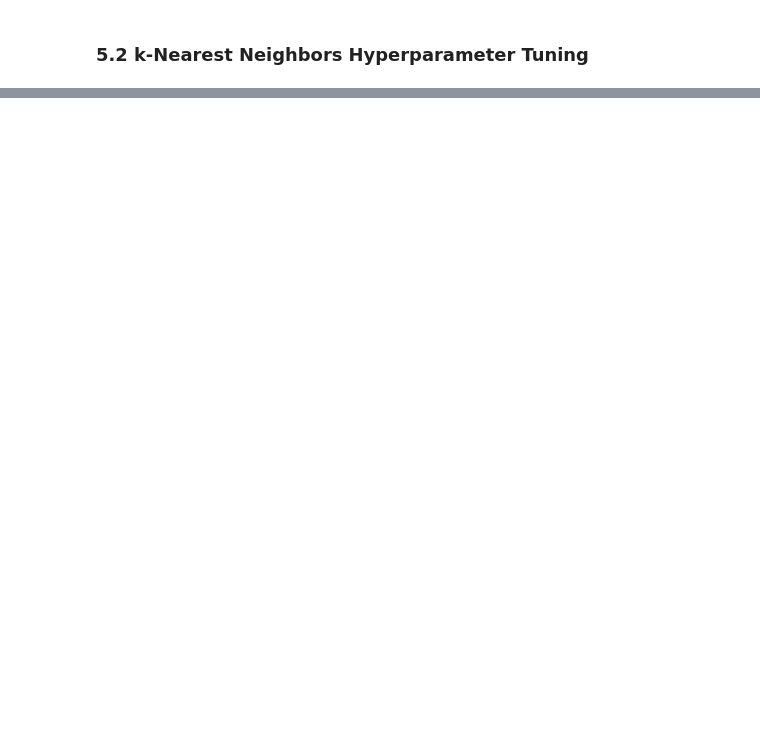
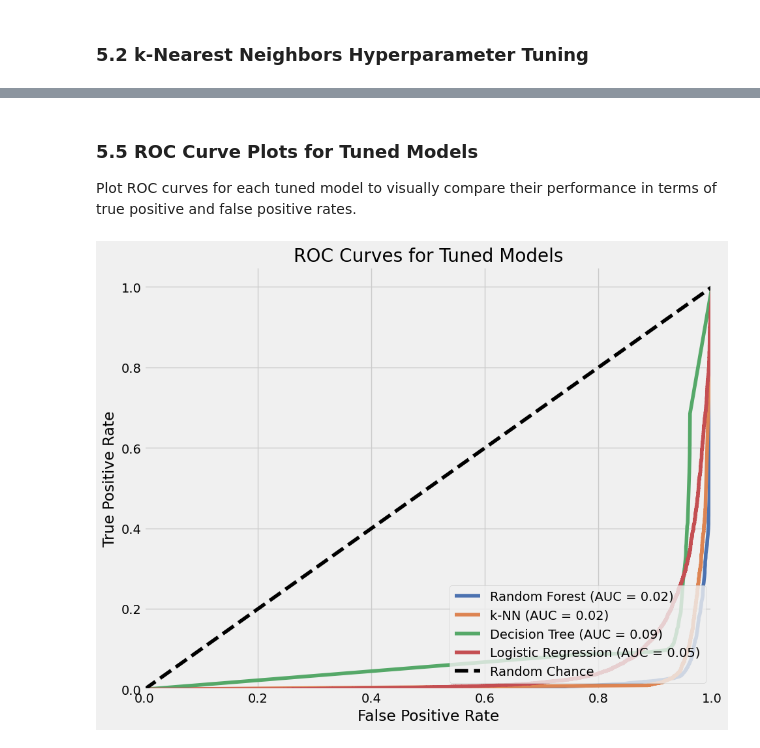
Before and after one commit to Manjeri998/IArt25, a Jupyter notebook: Proj2/src/student_outcome.ipynb, the cells around one changed output, grey strips where cells are left out. Saved outputs shown, nothing was run; the diff lists cells and outputs as text; code cells hidden in the pictures; blank space fills up the shorter version.

```diff
--- a/Proj2/src/student_outcome.ipynb
+++ b/Proj2/src/student_outcome.ipynb
@@ -519,0 +668,47 @@ KeyboardInterrupt:
+# %% [markdown]
+### 5.5 ROC Curve Plots for Tuned Models
+Plot ROC curves for each tuned model to visually compare their performance in terms of true positive and false positive rates.
+# %%
+y_test_bin = label_binarize(y_test_final, classes=['Not_Graduate', 'Graduate']) if y_test_final.dtype == object else y_test_final
+
+plt.figure(figsize=(10, 8))
+
+# Random Forest
+if hasattr(best_rf, "predict_proba"):
+    y_score_rf = best_rf.predict_proba(X_test_scaled)[:, 1]
+    fpr_rf, tpr_rf, _ = roc_curve(y_test_bin, y_score_rf)
+    roc_auc_rf = auc(fpr_rf, tpr_rf)
+    plt.plot(fpr_rf, tpr_rf, label=f'Random Forest (AUC = {roc_auc_rf:.2f})')
+
+# KNN
+if hasattr(best_knn, "predict_proba"):
+    y_score_knn = best_knn.predict_proba(X_test_scaled)[:, 1]
+    fpr_knn, tpr_knn, _ = roc_curve(y_test_bin, y_score_knn)
+    roc_auc_knn = auc(fpr_knn, tpr_knn)
+    plt.plot(fpr_knn, tpr_knn, label=f'k-NN (AUC = {roc_auc_knn:.2f})')
+
+# Decision Tree
+if hasattr(best_dt, "predict_proba"):
+    y_score_dt = best_dt.predict_proba(X_test_scaled)[:, 1]
+    fpr_dt, tpr_dt, _ = roc_curve(y_test_bin, y_score_dt)
+    roc_auc_dt = auc(fpr_dt, tpr_dt)
+    plt.plot(fpr_dt, tpr_dt, label=f'Decision Tree (AUC = {roc_auc_dt:.2f})')
+
+# Logistic Regression
+if hasattr(best_lr, "predict_proba"):
+    y_score_lr = best_lr.predict_proba(X_test_scaled)[:, 1]
+    fpr_lr, tpr_lr, _ = roc_curve(y_test_bin, y_score_lr)
+    roc_auc_lr = auc(fpr_lr, tpr_lr)
+    plt.plot(fpr_lr, tpr_lr, label=f'Logistic Regression (AUC = {roc_auc_lr:.2f})')
+
+plt.plot([0, 1], [0, 1], 'k--', label='Random Chance')
+plt.xlim([0.0, 1.0])
+plt.ylim([0.0, 1.05])
+plt.xlabel('False Positive Rate')
+plt.ylabel('True Positive Rate')
+plt.title('ROC Curves for Tuned Models')
+plt.legend(loc='lower right')
+plt.grid(True)
+plt.show()
+# %% [output]
+[figure, added]
```
Also changed, not shown: parts of 13 cells of this notebook.
